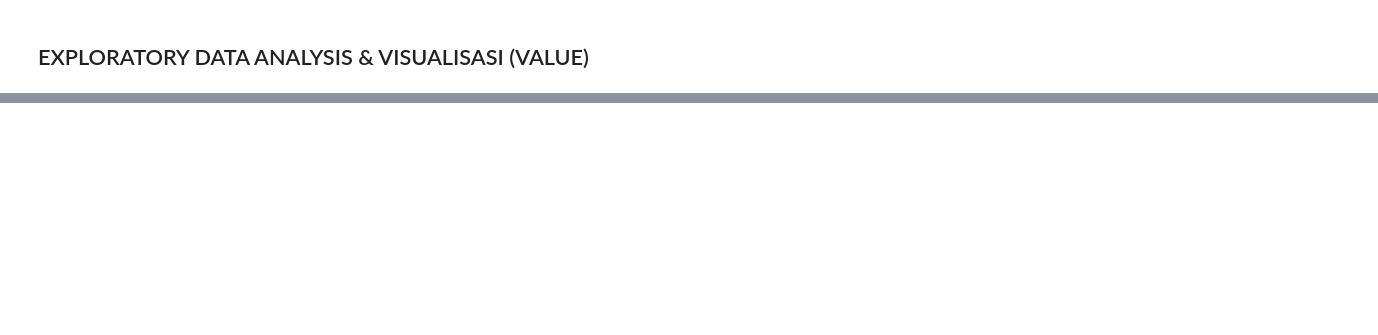
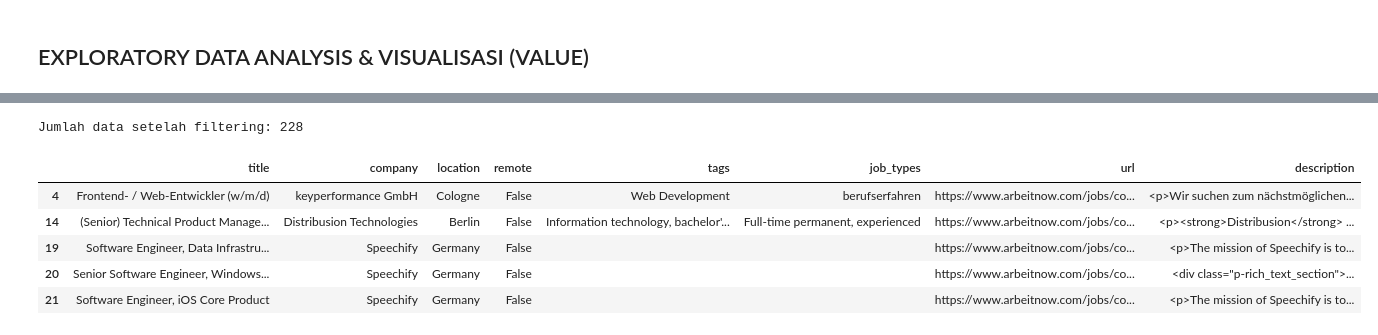
Before and after one commit to nadhif-royal/multi-platform-job-scraper-bigdata, a Jupyter notebook: ProjectAkhirABD_NadhifRifatRasendriya_235150201111074.ipynb, the cells around one changed output, grey strips where cells are left out. Cells and saved outputs as stored; diff of their text form; code cells hidden in the pictures; blank space fills up the shorter version.

```diff
--- a/ProjectAkhirABD_NadhifRifatRasendriya_235150201111074.ipynb
+++ b/ProjectAkhirABD_NadhifRifatRasendriya_235150201111074.ipynb
@@ -585,0 +681,36 @@ Lowongan tanpa gaji            : 0
+# %%
+keywords = [
+    "AI",
+    "Data",
+    "Machine Learning",
+    "Software",
+    "Backend",
+    "Frontend",
+    "UI",
+    "UX",
+    "Finance",
+    "Business",
+    "Product"
+]
+
+pattern = "|".join(keywords)
+
+df_filtered = df_massal[
+    df_massal["title"].str.contains(
+        pattern,
+        case=False,
+        na=False
+    )
+]
+
+print("Jumlah data setelah filtering:", len(df_filtered))
+
+display(df_filtered.head())
+# %% [output]
+Jumlah data setelah filtering: 228
+|  | title | company | location | remote | tags | job_types | url | description |
+| 4 | Frontend- / Web-Entwickler (w/m/d) | keyperformance GmbH | Cologne | False | Web Development | berufserfahren | https://www.arbeitnow.com/jobs/co... | <p>Wir suchen zum nächstmöglichen... |
+| 14 | (Senior) Technical Product Manage... | Distribusion Technologies | Berlin | False | Information technology, bachelor'... | Full-time permanent, experienced | https://www.arbeitnow.com/jobs/co... | <p><strong>Distribusion</strong> ... |
+| 19 | Software Engineer, Data Infrastru... | Speechify | Germany | False |  |  | https://www.arbeitnow.com/jobs/co... | <p>The mission of Speechify is to... |
+| 20 | Senior Software Engineer, Windows... | Speechify | Germany | False |  |  | https://www.arbeitnow.com/jobs/co... | <div class="p-rich_text_section">... |
+| 21 | Software Engineer, iOS Core Product | Speechify | Germany | False |  |  | https://www.arbeitnow.com/jobs/co... | <p>The mission of Speechify is to... |
```
Also changed, not shown: parts of 10 cells of this notebook, 2 other files.
